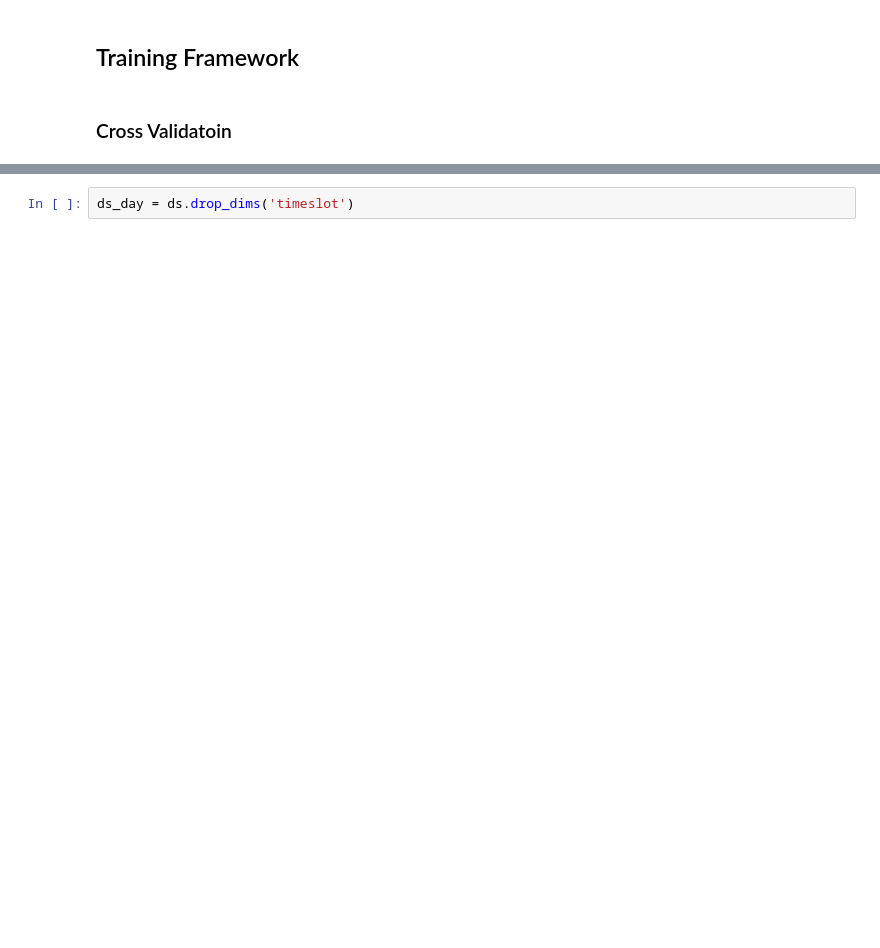
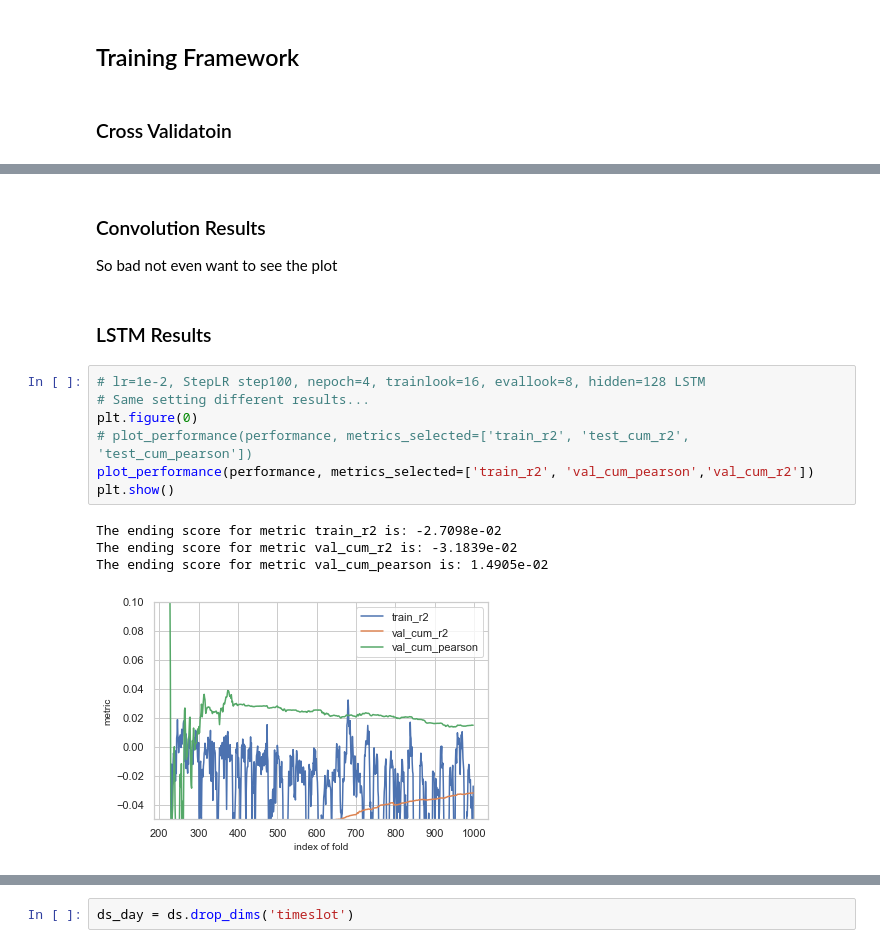
Before and after one commit to owen8877/qids-2023-comp, a Jupyter notebook: playground/shockspeare/NN_combined_Feb22.ipynb, the cells around one changed output, grey strips where cells are left out. Saved outputs shown, nothing was run; the diff lists cells and outputs as text; blank space fills up the shorter version.

```diff
--- a/playground/shockspeare/NN_combined_Feb22.ipynb
+++ b/playground/shockspeare/NN_combined_Feb22.ipynb
@@ -300,0 +504,17 @@ ValueError: Input contains NaN.
+# %% [markdown]
+### Convolution Results
+So bad not even want to see the plot
+# %% [markdown]
+### LSTM Results
+# %%
+# lr=1e-2, StepLR step100, nepoch=4, trainlook=16, evallook=8, hidden=128 LSTM
+# Same setting different results...
+plt.figure(0)
+# plot_performance(performance, metrics_selected=['train_r2', 'test_cum_r2', 'test_cum_pearson'])
+plot_performance(performance, metrics_selected=['train_r2', 'val_cum_pearson','val_cum_r2'])
+plt.show()
+# %% [output]
+The ending score for metric train_r2 is: -2.7098e-02
+The ending score for metric val_cum_r2 is: -3.1839e-02
+The ending score for metric val_cum_pearson is: 1.4905e-02
+[figure, added]
```
Also changed, not shown: parts of 38 cells of this notebook, 2 other files.
